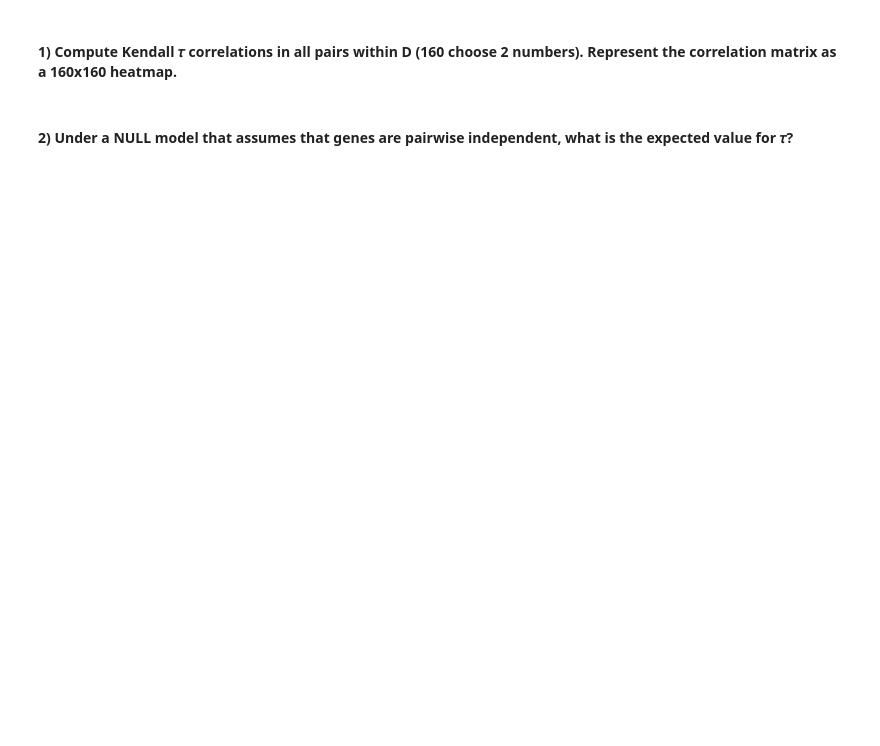
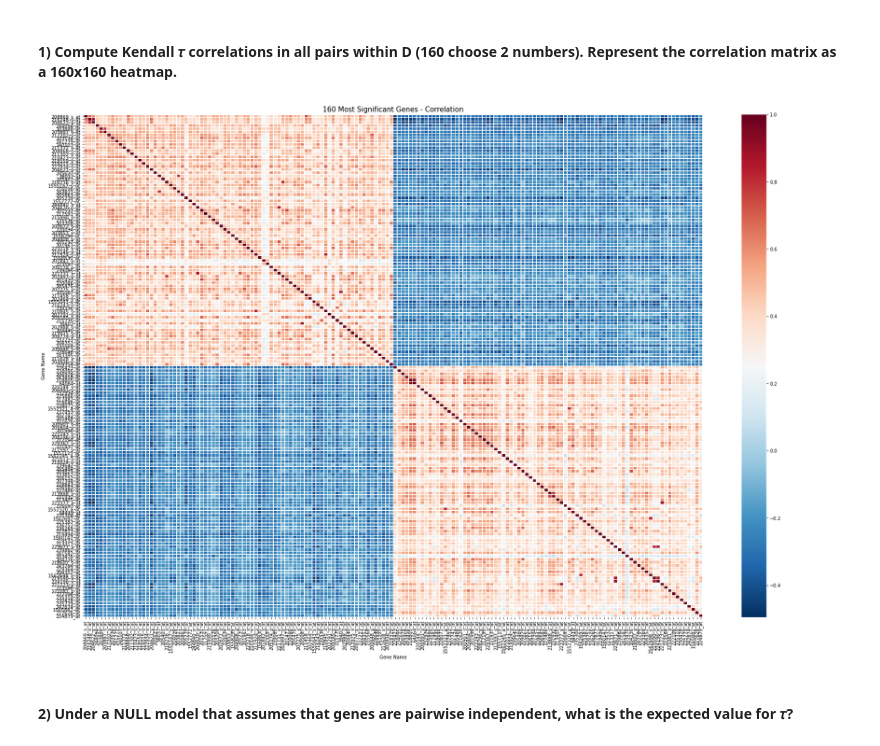
Before and after one commit to leeaz97/SatisticsIDC, a Jupyter notebook: HW4.ipynb, the cells around one changed output. Drawn from its saved outputs; the diff is of its cells as text; code cells hidden in the pictures; blank space fills up the shorter version.

```diff
--- a/HW4.ipynb
+++ b/HW4.ipynb
@@ -166,3 +312,11 @@ for n, gene in enumerate(random_genes):
 # %% [markdown]
 ### D. Correlations
 #### Select the 80 most significant genes from each one of the onesided WRS DE lists you computed in 3c. Generate a set of 160 genes, D, which is the union of the above two sets.
+# %%
+n= 80
+significant_overexpressed = wrs_overexpressed_df.sort_values(by='p_value')[:n]
+significant_underexpressed = wrs_underexpressed_df.sort_values(by='p_value')[:n]
+# %%
+significant_gens = significant_overexpressed.append(significant_underexpressed).index
+# %%
+D_df = df[significant_gens]
@@ -169,4 +343,21 @@ for n, gene in enumerate(random_genes):
 # %% [markdown]
 #### 1) Compute Kendall 𝜏 correlations in all pairs within D (160 choose 2 numbers). Represent the correlation matrix as a 160x160 heatmap.
+# %%
+#Pandas dataframe.corr() is used to find the pairwise correlation of all columns in a dataframe.
+D_kendall_corr_df = D_df.corr(method='kendall')
+# %%
+plt.figure(figsize = (30,20))
+sns.heatmap(D_kendall_corr_df,
+            xticklabels=D_kendall_corr_df.columns,
+            yticklabels=D_kendall_corr_df.columns,
+            cmap='RdBu_r',
+            linewidth=0.5)
+
+plt.title(f'{n*2} Most Significant Genes - Correlation', fontsize=15)
+plt.xlabel('Gene Name', fontsize=10)
+plt.ylabel('Gene Name', fontsize=10)
+plt.show()
+# %% [output]
+[figure, added]
 # %% [markdown]
 #### 2) Under a NULL model that assumes that genes are pairwise independent, what is the expected value for 𝜏?
```
Also changed, not shown: parts of 33 cells of this notebook.
